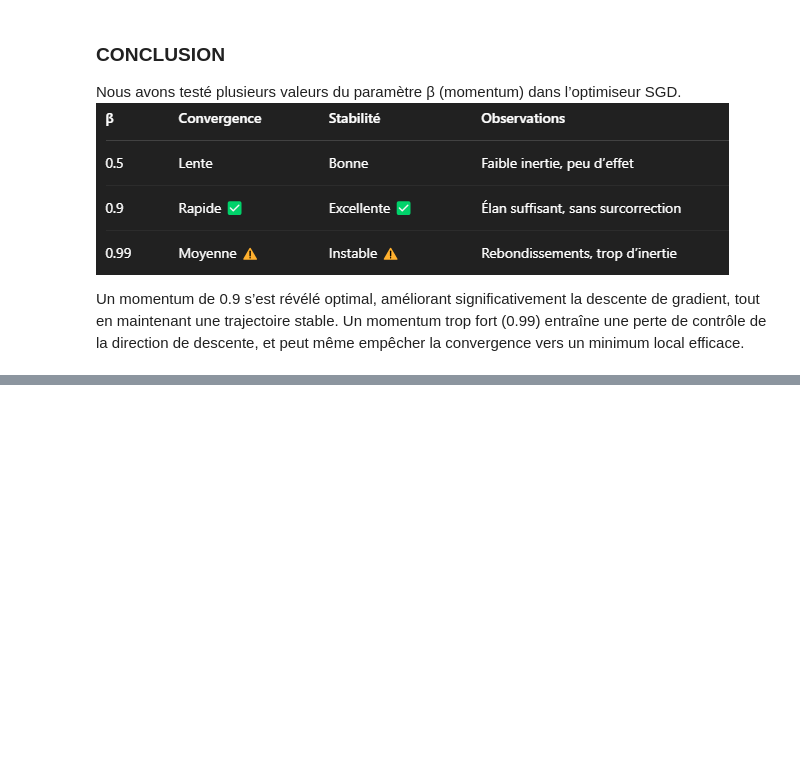
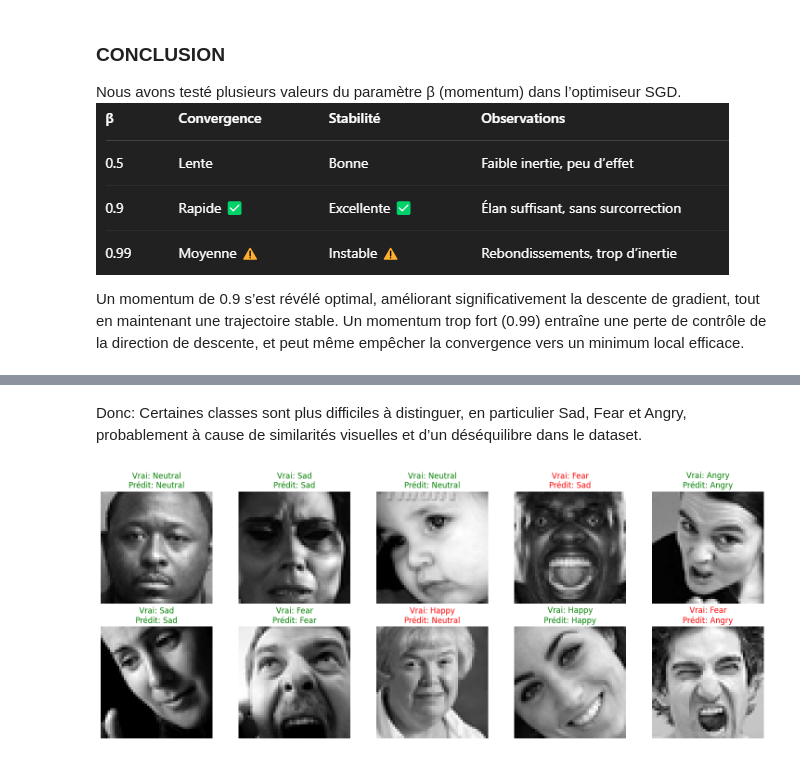
Before and after one commit to aymenn8/facial-expression-model, a Jupyter notebook: main.ipynb, the cells around one changed output, grey strips where cells are left out. Saved outputs shown, nothing was run; the diff lists cells and outputs as text; code cells hidden in the pictures; blank space fills up the shorter version.

```diff
--- a/main.ipynb
+++ b/main.ipynb
@@ -779,0 +999,28 @@ Un momentum trop fort (0.99) entraîne une perte de contrôle de la direction de
+# %% [markdown]
+Donc: Certaines classes sont plus difficiles à distinguer, en particulier Sad, Fear et Angry, probablement à cause de similarités visuelles et d’un déséquilibre dans le dataset.
+# %%
+# Afficher des images avec leur vraie étiquette + prédiction
+model.eval()
+images, labels = next(iter(val_loader))
+images, labels = images.to(device), labels.to(device)
+
+with torch.no_grad():
+    outputs = model(images)
+    preds = torch.argmax(outputs, dim=1)
+
+plt.figure(figsize=(15, 6))
+for i in range(10):
+    img = images[i][0].cpu().numpy()
+    true_label = emotionLabels[labels[i].item()]
+    pred_label = emotionLabels[preds[i].item()]
+    color = "green" if true_label == pred_label else "red"
+
+    plt.subplot(2, 5, i + 1)
+    plt.imshow(img, cmap='gray')
+    plt.title(f"Vrai: {true_label}\nPrédit: {pred_label}", color=color)
+    plt.axis('off')
+
+plt.tight_layout()
+plt.show()
+# %% [output]
+[figure, added]
```
Also changed, not shown: parts of 10 cells of this notebook.
